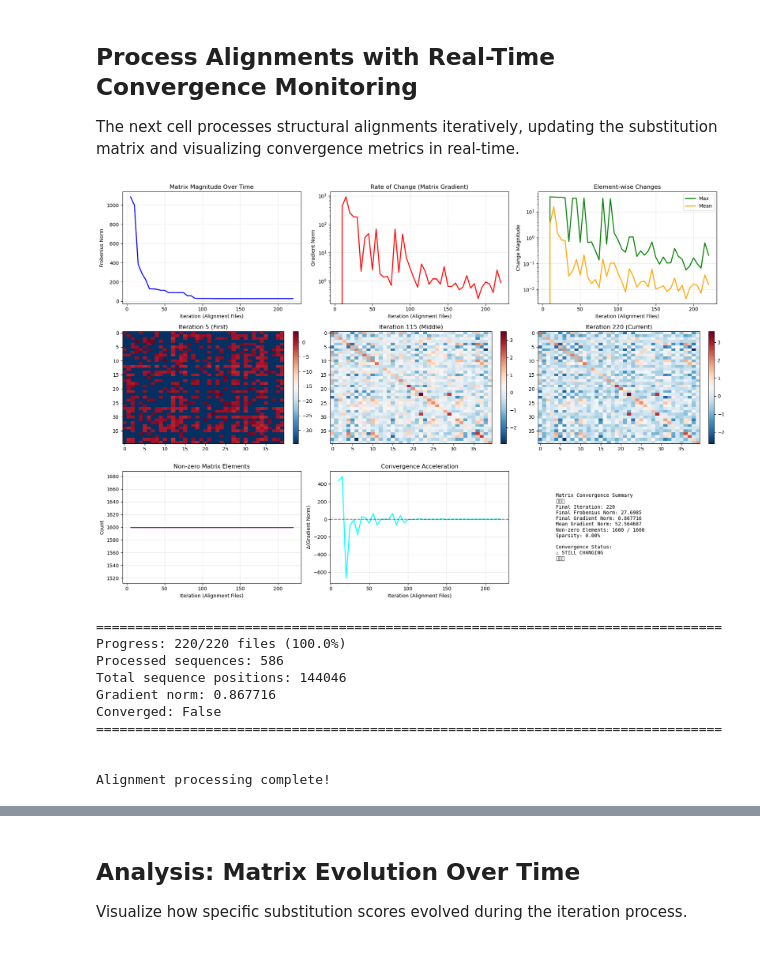
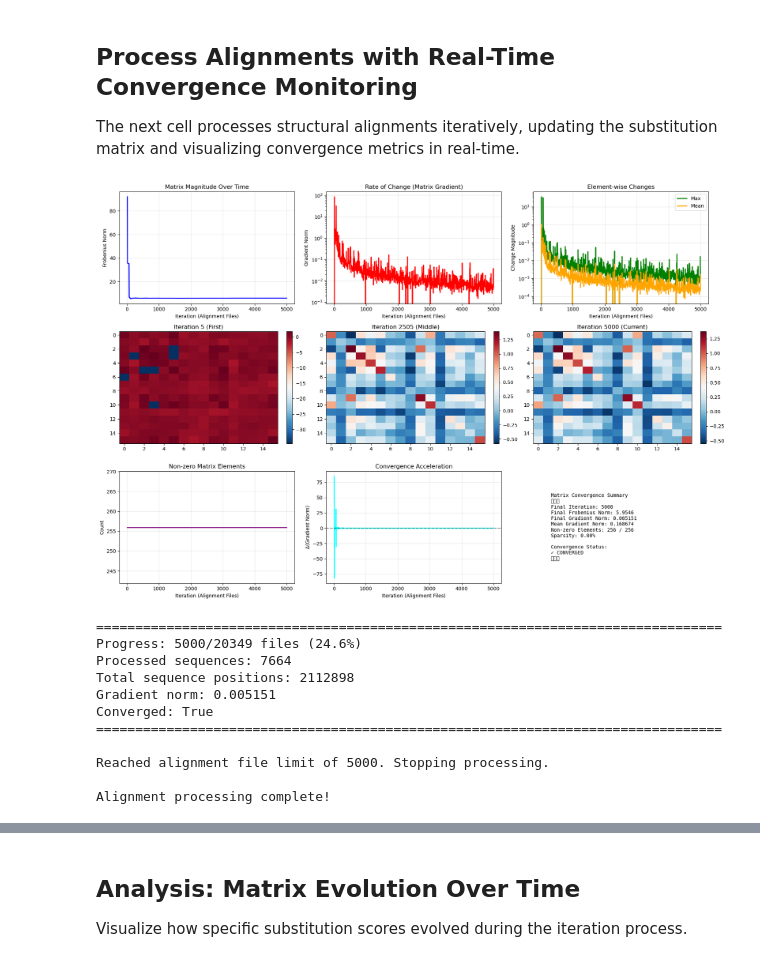
Before and after one commit to DessimozLab/foldtree2, a Jupyter notebook: foldtree2/notebooks/experiments/test_makesubmat_manual.ipynb, the cells around one changed output, grey strips where cells are left out. Cells and saved outputs as stored; diff of their text form; code cells hidden in the pictures.

```diff
--- a/foldtree2/notebooks/experiments/test_makesubmat_manual.ipynb
+++ b/foldtree2/notebooks/experiments/test_makesubmat_manual.ipynb
@@ -43,7 +43,7 @@ print("Imports complete!")
 Imports complete!
 # %%
 # Configuration Parameters
-modelname = 'embedding_comparison/final/ft2_30_embeddings_big_best_decoder_state.pth/monodecoder_model_best_encoder'  # Model name without .pt extension
+modelname = 'embedding_comparison/final/ft2_35_embeddings_big_best_encoder'  # Model name without .pt extension
 modeldir = './models/'
 datadir = '/mnt/data2/datasets/'
 dataset_path = './foldtree2/structalnfinal.h5'
@@ -79,7 +79,7 @@ model_path = os.path.join(modeldir, modelname + '.pt')
 print(f"Loading model from: {model_path}")
 
 encoder = torch.load(model_path, map_location=torch.device('cpu'), weights_only=False)
-device = torch.device("cuda:1" if torch.cuda.is_available() else "cpu")
+device = torch.device("cuda:0" if torch.cuda.is_available() else "cpu")
 encoder = encoder.to(device)
 encoder.device = device
 encoder.eval()
@@ -337,7 +337,7 @@ print( encoder.out_channels )
 # %%
 # Load or encode structures
 encoded_fasta_path = os.path.join(output_dir, modelname + '_aln_encoded.fasta')
-overwrite_encoding = True  # Set to True to re-encode structures
+overwrite_encoding = False  # Set to True to re-encode structures
 if overwrite_encoding:
 	print("Overwriting existing encoded FASTA...")
 if os.path.exists(encoded_fasta_path) and not overwrite_encoding:
@@ -428,11 +398,15 @@ monitor = MatrixConvergenceMonitor(matrix_size)
 
 # Track processed sequences to avoid double-counting
 all_processed_seqs = set()
+alnlimit = 5000  # Set a limit on the number of alignment files to process (for testing)
 
 print(f"Processing {len(alnfiles)} alignment files...")
 print(f"Visualization updates every {update_interval} files\n")
 
 for file_idx, aln_file in enumerate(tqdm.tqdm(alnfiles, desc="Processing alignments")):
+	if file_idx >= alnlimit:
+		print(f"Reached alignment file limit of {alnlimit}. Stopping processing.")
+		break
 	# Read alignment file
 	try:
 		aln_df = pd.read_table(aln_file)
@@ -500,42 +474,43 @@ for file_idx, aln_file in enumerate(tqdm.tqdm(alnfiles, desc="Processing alignme
 
 							if len(alnzip) > 0:
 								alnzip = np.array(alnzip)
 								pair_counts[alnzip[:,0], alnzip[:,1]] += 1
 
 	# Update convergence monitor at regular intervals
 	if (file_idx + 1) % update_interval == 0 or file_idx == len(alnfiles) - 1:
 		# Compute current log-odds matrix
 		current_log_odds = compute_log_odds_from_counts(pair_counts, background_freq)
 
 		# Update monitor
 		monitor.update(file_idx + 1, current_log_odds)
 
 		# Display convergence plots
 		clear_output(wait=True)
 		fig = monitor.plot_convergence(figsize=figsize)
 		plt.show()
 
 		# Print current status
 		summary = monitor.get_convergence_summary()
 		print(f"\n{'='*80}")
 		print(f"Progress: {file_idx + 1}/{len(alnfiles)} files ({100*(file_idx+1)/len(alnfiles):.1f}%)")
 		print(f"Processed sequences: {len(all_processed_seqs)}")
 		print(f"Total sequence positions: {seqcount}")
 		print(f"Gradient norm: {summary['final_gradient_norm']:.6f}")
 		print(f"Converged: {summary['is_converged']}")
 		print(f"{'='*80}\n")
 
 print("\nAlignment processing complete!")
 # %% [output]
-[figure, old version]
+[figure, new version]
 ================================================================================
-Progress: 220/220 files (100.0%)
-Processed sequences: 586
-Total sequence positions: 144046
-Gradient norm: 0.867716
-Converged: False
+Progress: 5000/20349 files (24.6%)
+Processed sequences: 7664
+Total sequence positions: 2112898
+Gradient norm: 0.005151
+Converged: True
 ================================================================================
 
+Reached alignment file limit of 5000. Stopping processing.
 
 Alignment processing complete!
 # %%
```
Also changed, not shown: parts of 10 cells of this notebook, 53 other files.
